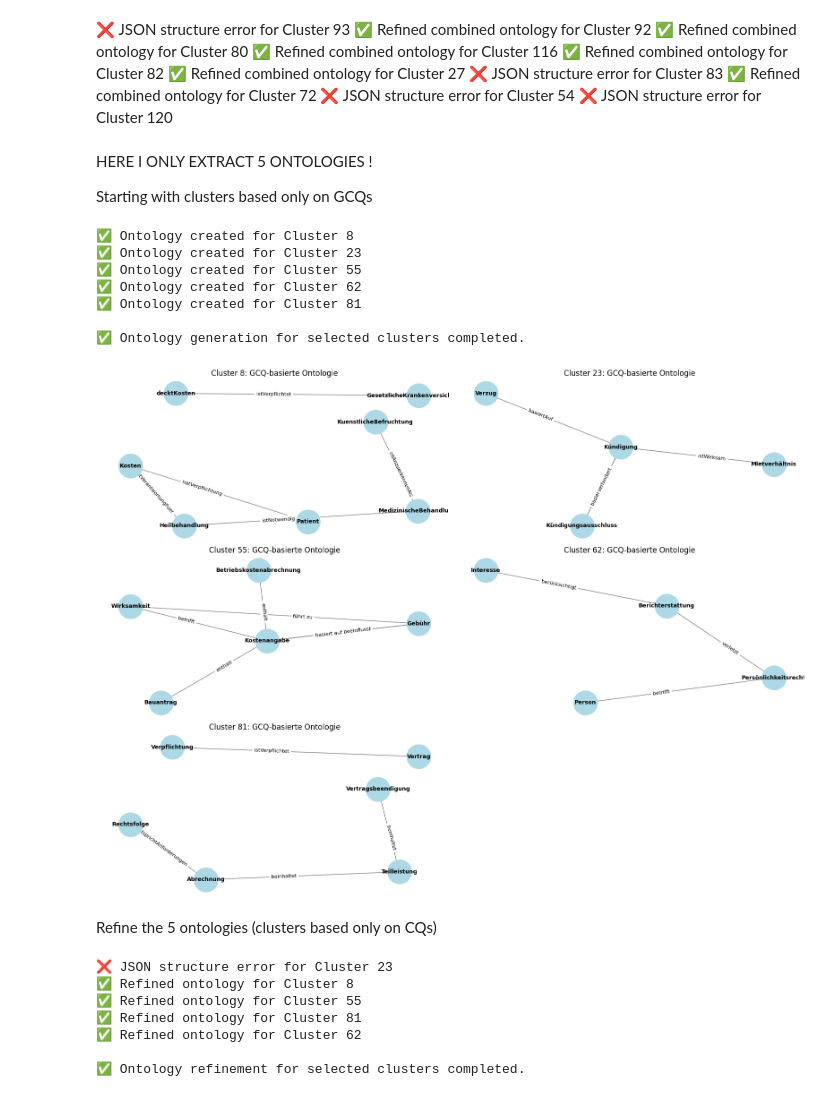
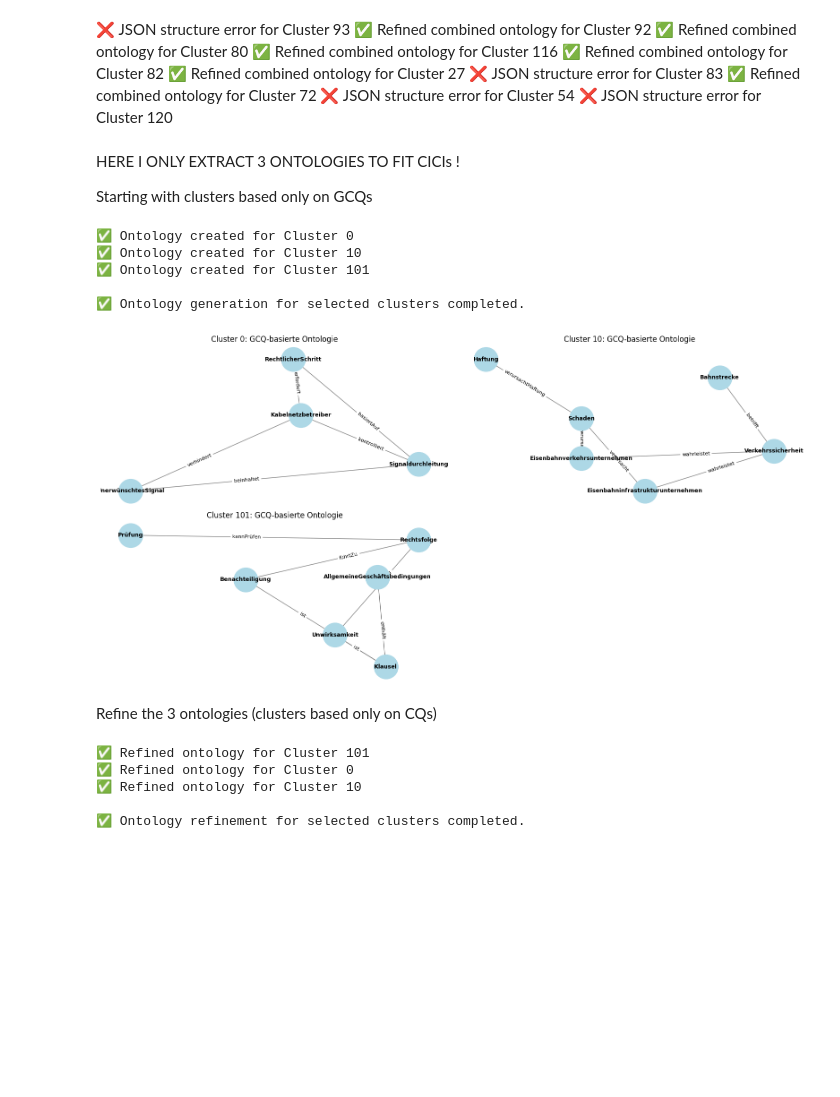
Before and after one commit to fabianstrue/CapstoneDATEV25, a Jupyter notebook: generate_ontologies_lj.ipynb, the cells around one changed output. Drawn from its saved outputs; the diff is of its cells as text; code cells hidden in the pictures; blank space fills up the shorter version.

Commit message:
Create same clusters as Cicis for comparison

```diff
--- a/generate_ontologies_lj.ipynb
+++ b/generate_ontologies_lj.ipynb
@@ -787,7 +787,7 @@ KeyboardInterrupt:
 ❌ JSON structure error for Cluster 54
 ❌ JSON structure error for Cluster 120
 # %% [markdown]
-HERE I ONLY EXTRACT 5 ONTOLOGIES !
+HERE I ONLY EXTRACT 3 ONTOLOGIES TO FIT CICIs !
 
 Starting with clusters based only on GCQs
 # %%
@@ -812,7 +812,7 @@ generalized_questions = {
 }
 
 # === Filter to Selected Clusters Only ===
-selected_clusters = {"Cluster 8", "Cluster 23", "Cluster 55", "Cluster 62", "Cluster 81"}
+selected_clusters = {"Cluster 0", "Cluster 10", "Cluster 101"}
 generalized_questions = {
     k: v for k, v in generalized_questions.items() if k in selected_clusters
 }
@@ -961,11 +961,9 @@ with open("ontology_output/gcq_ontology_topdown_lj_small.json", "w", encoding="u
 
 print("\n✅ Ontology generation for selected clusters completed.")
 # %% [output]
-✅ Ontology created for Cluster 8
-✅ Ontology created for Cluster 23
-✅ Ontology created for Cluster 55
-✅ Ontology created for Cluster 62
-✅ Ontology created for Cluster 81
+✅ Ontology created for Cluster 0
+✅ Ontology created for Cluster 10
+✅ Ontology created for Cluster 101
 
 ✅ Ontology generation for selected clusters completed.
 # %%
@@ -978,7 +976,7 @@ with open("ontology_output/gcq_ontology_topdown_lj_small.json", "r", encoding="u
     ontology_data = json.load(f)
 
 # === Specify Desired Clusters ===
-selected_clusters = ["Cluster 8", "Cluster 23", "Cluster 55", "Cluster 62", "Cluster 81"]
+selected_clusters = ["Cluster 0", "Cluster 10", "Cluster 101"]
 
 # === Setup Plotting Grid ===
 num_clusters = len(selected_clusters)
@@ -994,36 +992,36 @@ for i, cluster_id in enumerate(selected_clusters):
     if not data:
         print(f"⚠️ Cluster {cluster_id} not found.")
         ax.set_title(f"{cluster_id}: Not found")
         ax.axis("off")
         continue
 
     ontology = data.get("ontology", {})
     G = nx.DiGraph()
 
     for subj, pred, obj in ontology.get("relationships", []):
         G.add_edge(subj, obj, label=pred)
 
     pos = nx.spring_layout(G, k=1.5, seed=42)
 
     ax.set_title(f"{cluster_id}: GCQ-basierte Ontologie", fontsize=12)
     nx.draw_networkx_nodes(G, pos, ax=ax, node_color="lightblue", node_size=1500)
     nx.draw_networkx_labels(G, pos, ax=ax, font_size=9, font_weight="bold")
     nx.draw_networkx_edges(G, pos, ax=ax, edge_color="gray", arrows=True, arrowsize=15)
 
     edge_labels = nx.get_edge_attributes(G, "label")
     nx.draw_networkx_edge_labels(G, pos, edge_labels=edge_labels, font_size=8, ax=ax, label_pos=0.6)
     ax.axis("off")
 
 # Turn off any unused subplots
 for j in range(i + 1, len(axes)):
     axes[j].axis("off")
 
 plt.tight_layout()
 plt.show()
 # %% [output]
-[figure, old version]
+[figure, new version]
 # %% [markdown]
-Refine the 5 ontologies (clusters based only on CQs)
+Refine the 3 ontologies (clusters based only on CQs)
 # %%
 import os
 import re
@@ -1037,7 +1035,7 @@ modelAI = "open-mistral-nemo"
 client = Mistral(api_key=api_key)
 
 # === Load selected cluster data ===
-selected_clusters = {"Cluster 8", "Cluster 23", "Cluster 55", "Cluster 62", "Cluster 81"}
+selected_clusters = {"Cluster 0", "Cluster 10", "Cluster 101"}
 
 with open("competency_questions_output/generalized_questions_lj.json", "r", encoding="utf-8") as f:
     generalized_questions = json.load(f)
@@ -1152,11 +1150,9 @@ with open("ontology_output/gcq_ontology_topdown_refined_small_lj.json", "w", enc
 
 print("\n✅ Ontology refinement for selected clusters completed.")
 # %% [output]
-❌ JSON structure error for Cluster 23
-✅ Refined ontology for Cluster 8
-✅ Refined ontology for Cluster 55
-✅ Refined ontology for Cluster 81
-✅ Refined ontology for Cluster 62
+✅ Refined ontology for Cluster 101
+✅ Refined ontology for Cluster 0
+✅ Refined ontology for Cluster 10
 
 ✅ Ontology refinement for selected clusters completed.
 # %%
```
Also changed, not shown: parts of 7 cells of this notebook, 4 other files.
